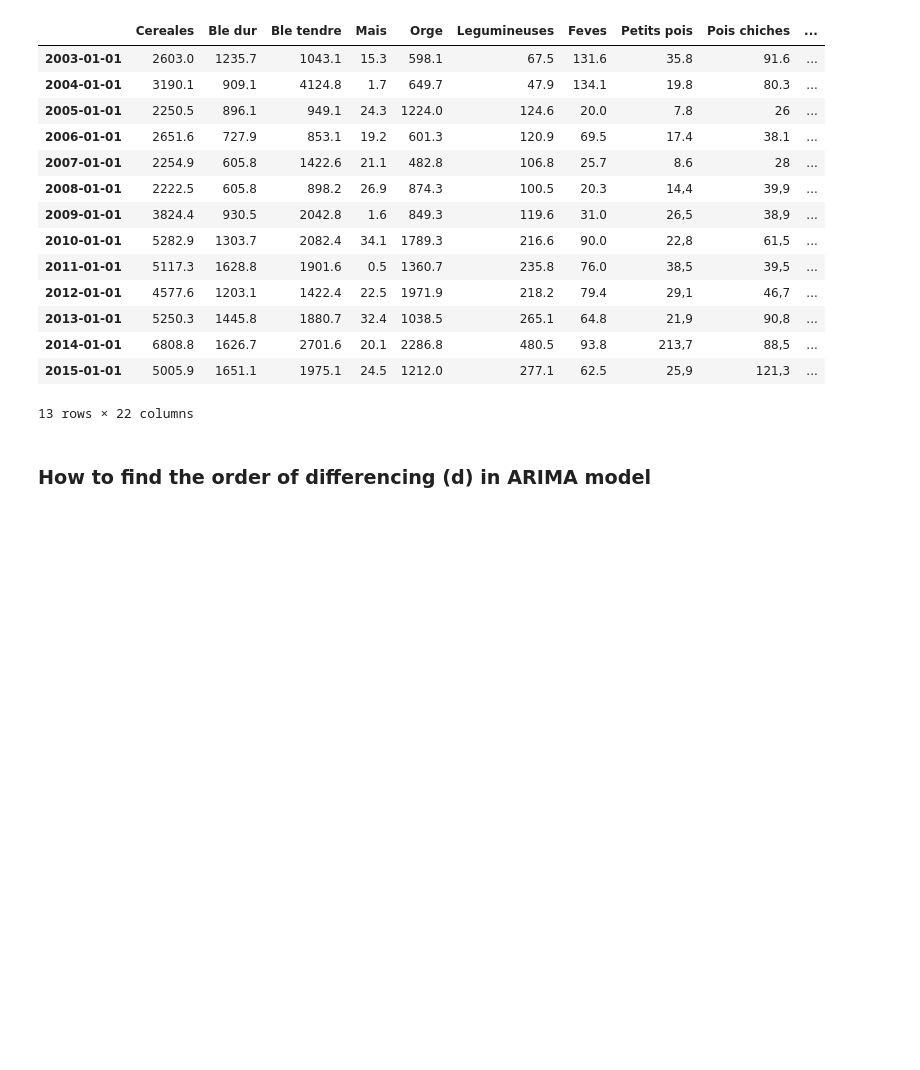
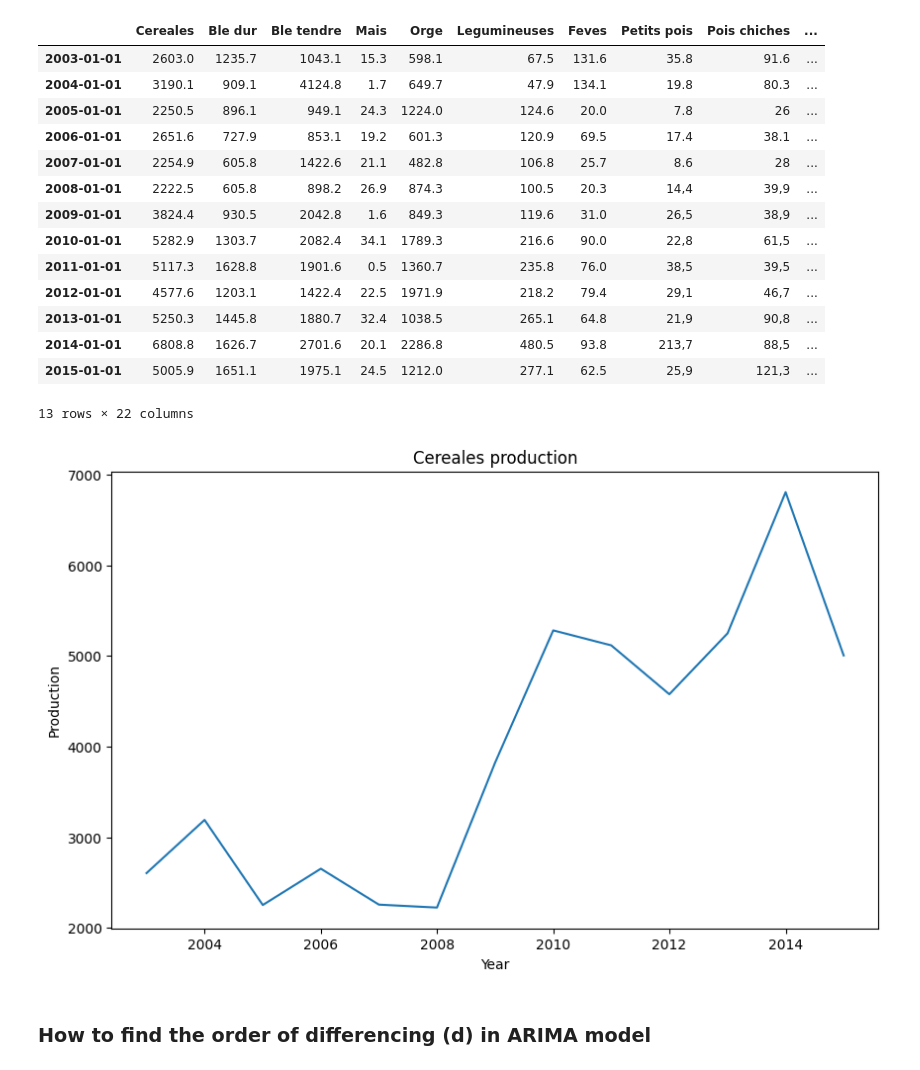
Before and after one commit to aL0NEW0LF/food-security-project, a Jupyter notebook: app/arima.ipynb, the cells around one changed output. Drawn from its saved outputs; the diff is of its cells as text; code cells hidden in the pictures; blank space fills up the shorter version.

```diff
--- a/app/arima.ipynb
+++ b/app/arima.ipynb
@@ -37,5 +45,16 @@ production_data
 | 2014-01-01 | 6808.8 | 1626.7 | 2701.6 | 20.1 | 2286.8 | 480.5 | 93.8 | 213,7 | 88,5 | ... |
 | 2015-01-01 | 5005.9 | 1651.1 | 1975.1 | 24.5 | 1212.0 | 277.1 | 62.5 | 25,9 | 121,3 | ... |
 13 rows × 22 columns
+# %%
+# Visualize the data
+
+plt.figure(figsize=(10, 6))
+plt.plot(production_data['Cereales'])
+plt.title('Cereales production')
+plt.ylabel('Production')
+plt.xlabel('Year')
+plt.show()
+# %% [output]
+[figure, added]
 # %% [markdown]
 ### **How to find the order of differencing (d) in ARIMA model**
```
Also changed, not shown: parts of 5 cells of this notebook, 1 other file.
